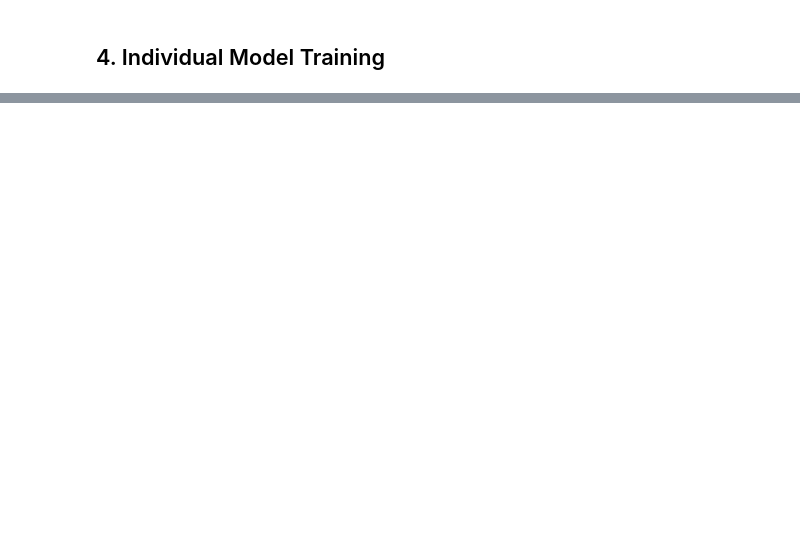
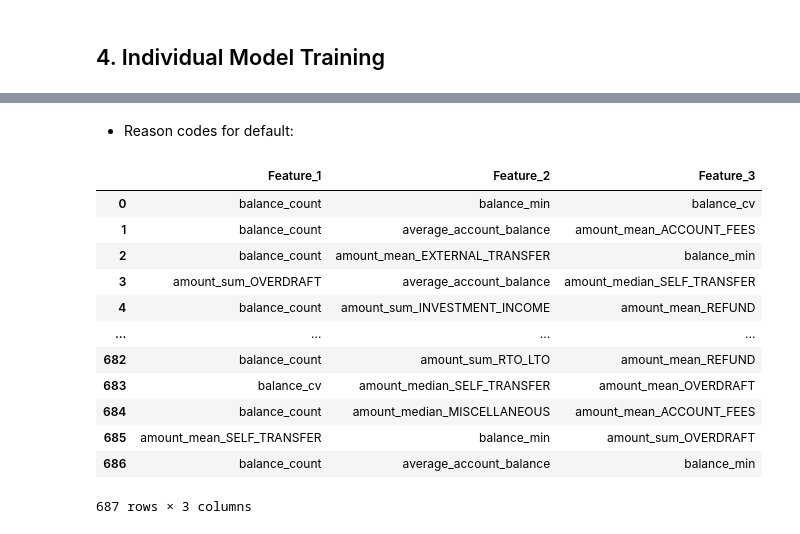
Before and after one commit to mozer123/credit_scoring, a Jupyter notebook: src/main.ipynb, the cells around one changed output, grey strips where cells are left out. Saved outputs shown, nothing was run; the diff lists cells and outputs as text; code cells hidden in the pictures; blank space fills up the shorter version.

Commit message:
SHAP values functionality

```diff
--- a/src/main.ipynb
+++ b/src/main.ipynb
@@ -170,0 +165,2 @@ weighted avg  0.930622  0.817679  0.853197  7591.000000  0.900198  0.779139  0.8
+# %%
+scaled_feats, explainer, shap_values = shap_plots(model, X_test, X_test_scaled)
@@ -170,0 +169,37 @@ weighted avg  0.930622  0.817679  0.853197  7591.000000  0.900198  0.779139  0.8
+# %% [markdown]
+- Reason codes for default:
+# %%
+scaled_feats['y_true'] = y_test.values
+scaled_feats['y_pred'] = y_pred_test
+
+shap_values = explainer(scaled_feats.drop(columns=['y_true', 'y_pred']))
+
+shap_df = pd.DataFrame(shap_values.values, columns=scaled_feats.drop(columns=['y_true', 'y_pred']).columns)
+
+mask = scaled_feats['y_pred'] == 1
+shap_df_pred_default = shap_df[mask].reset_index(drop=True)
+
+def get_top_feature_names(shap_row, feature_names, top_n=3):
+    top_indices = np.argsort(shap_row)[::-1][:top_n]
+    return [feature_names[i] for i in top_indices]
+
+top_features_pred_default = shap_df_pred_default.apply(
+    lambda row: get_top_feature_names(row, shap_df.columns), axis=1
+)
+
+top_features_df = pd.DataFrame(top_features_pred_default.tolist(), columns=['Feature_1', 'Feature_2', 'Feature_3'])
+top_features_df
+# %% [output]
+|  | Feature_1 | Feature_2 | Feature_3 |
+| 0 | balance_count | balance_min | balance_cv |
+| 1 | balance_count | average_account_balance | amount_mean_ACCOUNT_FEES |
+| 2 | balance_count | amount_mean_EXTERNAL_TRANSFER | balance_min |
+| 3 | amount_sum_OVERDRAFT | average_account_balance | amount_median_SELF_TRANSFER |
+| 4 | balance_count | amount_sum_INVESTMENT_INCOME | amount_mean_REFUND |
+| ... | ... | ... | ... |
+| 682 | balance_count | amount_sum_RTO_LTO | amount_mean_REFUND |
+| 683 | balance_cv | amount_median_SELF_TRANSFER | amount_mean_OVERDRAFT |
+| 684 | balance_count | amount_median_MISCELLANEOUS | amount_mean_ACCOUNT_FEES |
+| 685 | amount_mean_SELF_TRANSFER | balance_min | amount_sum_OVERDRAFT |
+| 686 | balance_count | average_account_balance | balance_min |
+687 rows × 3 columns
```
Also changed, not shown: parts of 8 cells of this notebook, 1 other file.
